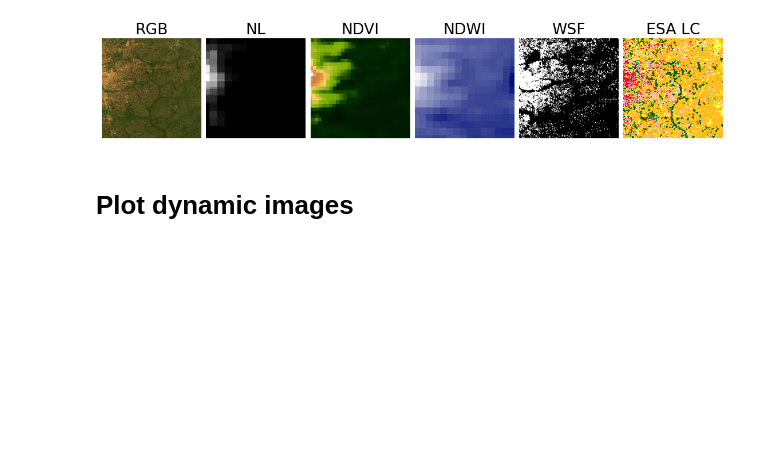
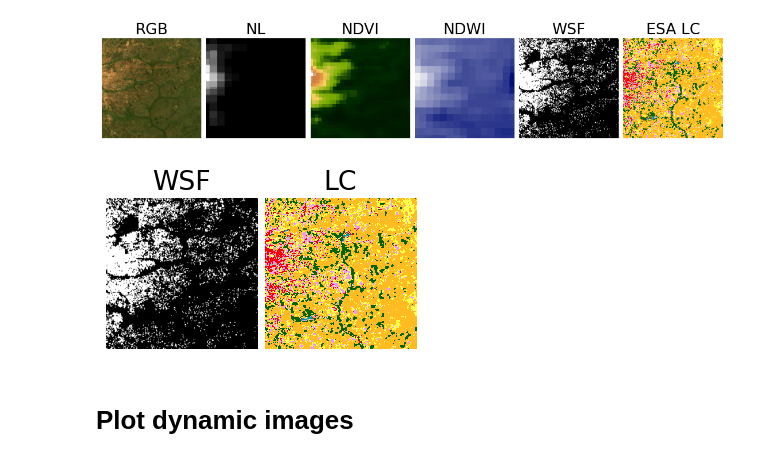
Before and after one commit to nateso/predicting_poverty, a Jupyter notebook: analysis/00_descriptive_statistics.ipynb, the cells around one changed output. Saved outputs shown, nothing was run; the diff lists cells and outputs as text; code cells hidden in the pictures; blank space fills up the shorter version.

```diff
--- a/analysis/00_descriptive_statistics.ipynb
+++ b/analysis/00_descriptive_statistics.ipynb
@@ -440,7 +565,7 @@ esa_colors = ['#006400', '#ffbb22', '#ffff4c', '#f096ff', '#fa0000',
 esa_cmap = plt.cm.colors.ListedColormap(esa_colors)
 
 # create cmap list:
-cmap_list = ['gray', ndvi_cmap, ndwi_cmap, ndwi_cmap, 'gray', esa_cmap]
+cmap_list = ['gray', ndvi_cmap, ndwi_cmap, 'gray', esa_cmap]
 
 rgb_file_name = 'LS_'+cluster_id+".npy"
 rs_file_name = 'RS_v2_'+cluster_id+".npy"
@@ -454,8 +579,8 @@ rs_img = np.load(rs_img_pth)
 rows = 1
 cols = 6
 
-mins = []
-maxs = []
+img_mins = []
+img_maxs = []
 for band_idx in range(rs_img.shape[2]):
     img_mins.append(np.min(rs_img[:,:,band_idx]))
     img_maxs.append(np.max(rs_img[:,:,band_idx]))
@@ -469,21 +594,62 @@ plot_rgb(rgb_img, ax = ax[0])
 ax[0].set_title(data_names[0])
 ax[0].spines[['right', 'left', 'bottom', 'top']].set_visible(False)
 
-j = 1
 for i in range(rs_img.shape[2]):
-    if i == 3:
-        j = 0
-        continue # skip the ndwi mcf image
-    ax[i+j].imshow(rs_img[:,:,i],cmap = cmap_list[i])
-    ax[i+j].set(xticks=[], yticks=[])
-    ax[i+j].set_title(data_names[i+j])
-    ax[i+j].spines[['right', 'left', 'bottom', 'top']].set_visible(False)
+    ax[i+1].imshow(rs_img[:,:,i],cmap = cmap_list[i])
+    ax[i+1].set(xticks=[], yticks=[])
+    ax[i+1].set_title(data_names[i+1])
+    ax[i+1].spines[['right', 'left', 'bottom', 'top']].set_visible(False)
 
 
-pth = '../figures/tabular_features/static_features.png'
+pth = '../figures/tabular_features/mean_static_features.png'
 plt.savefig(pth, dpi = 500, bbox_inches = 'tight')
 # %% [output]
 [figure]
+# %%
+# make plot over time
+sat_img_dir = "../../Data/satellite_imgs"
+
+rs_mean_image_dir = f"{sat_img_dir}/RS_v2/RS_v2_between"
+
+# cmap for lc:
+esa_colors = ['#006400', '#ffbb22', '#ffff4c', '#f096ff', '#fa0000',
+          '#b4b4b4', '#0096a0', '#0064c8']
+esa_cmap = plt.cm.colors.ListedColormap(esa_colors)
+
+# create cmap list:
+cmap_list = ['gray', esa_cmap]
+
+rs_file_name = 'RS_v2_'+cluster_id+".npy"
+
+rs_img_pth = os.path.join(rs_mean_image_dir, rs_file_name)
+
+rs_img = np.load(rs_img_pth)
+
+rows = 1
+cols = 2
+
+data_names = ['WSF', 'LC']
+
+fig, ax = plt.subplots(rows, cols, figsize=(4, 8))
+plt.subplots_adjust(wspace=0.05, hspace=0.05)
+
+plot_rgb(rgb_img, ax = ax[0])
+ax[0].set_title(data_names[0])
+ax[0].spines[['right', 'left', 'bottom', 'top']].set_visible(False)
+
+rs_img = rs_img[:,:,3:]
+
+for i in range(rs_img.shape[2]):
+    ax[i].imshow(rs_img[:,:,i],cmap = cmap_list[i])
+    ax[i].set(xticks=[], yticks=[])
+    ax[i].set_title(data_names[i])
+    ax[i].spines[['right', 'left', 'bottom', 'top']].set_visible(False)
+
+
+pth = '../figures/tabular_features/static_features.png'
+plt.savefig(pth, dpi = 500, bbox_inches = 'tight')
+# %% [output]
+[figure, added]
 # %% [markdown]
 # Plot dynamic images
 # %%
```
Also changed, not shown: parts of 21 cells of this notebook, 20 other files.
